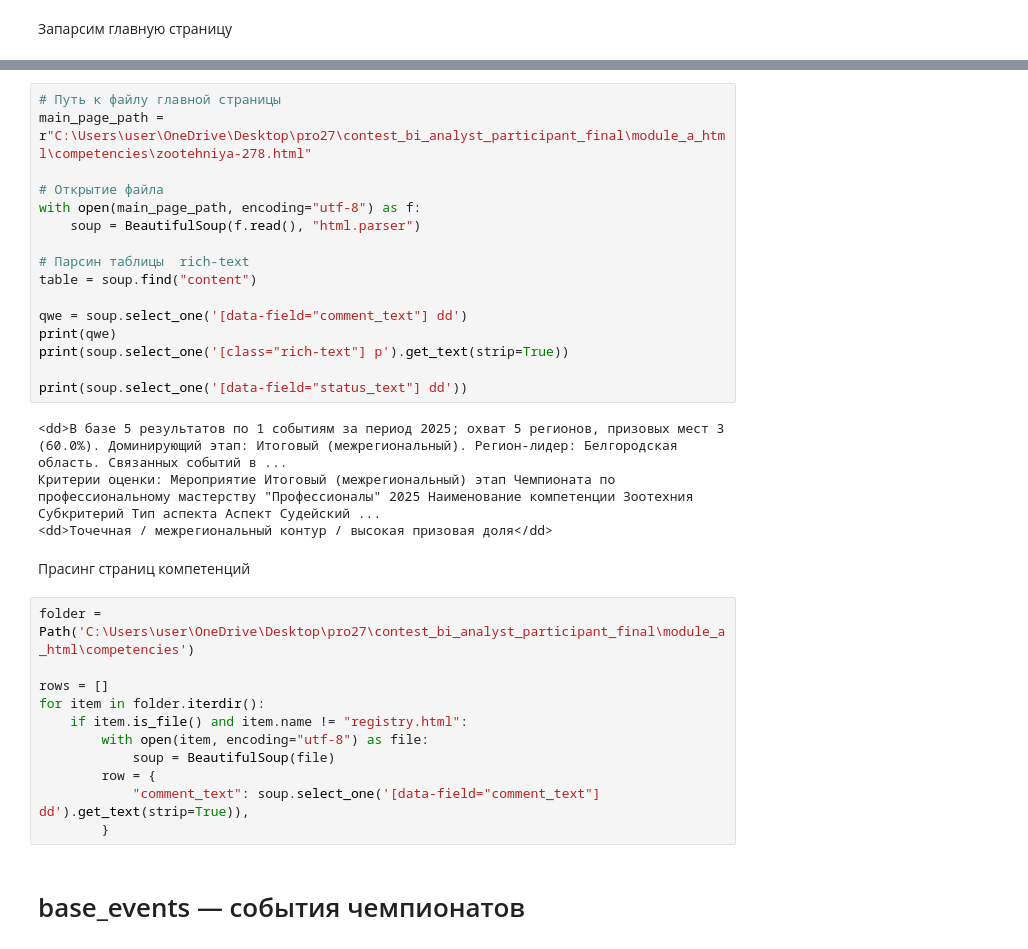
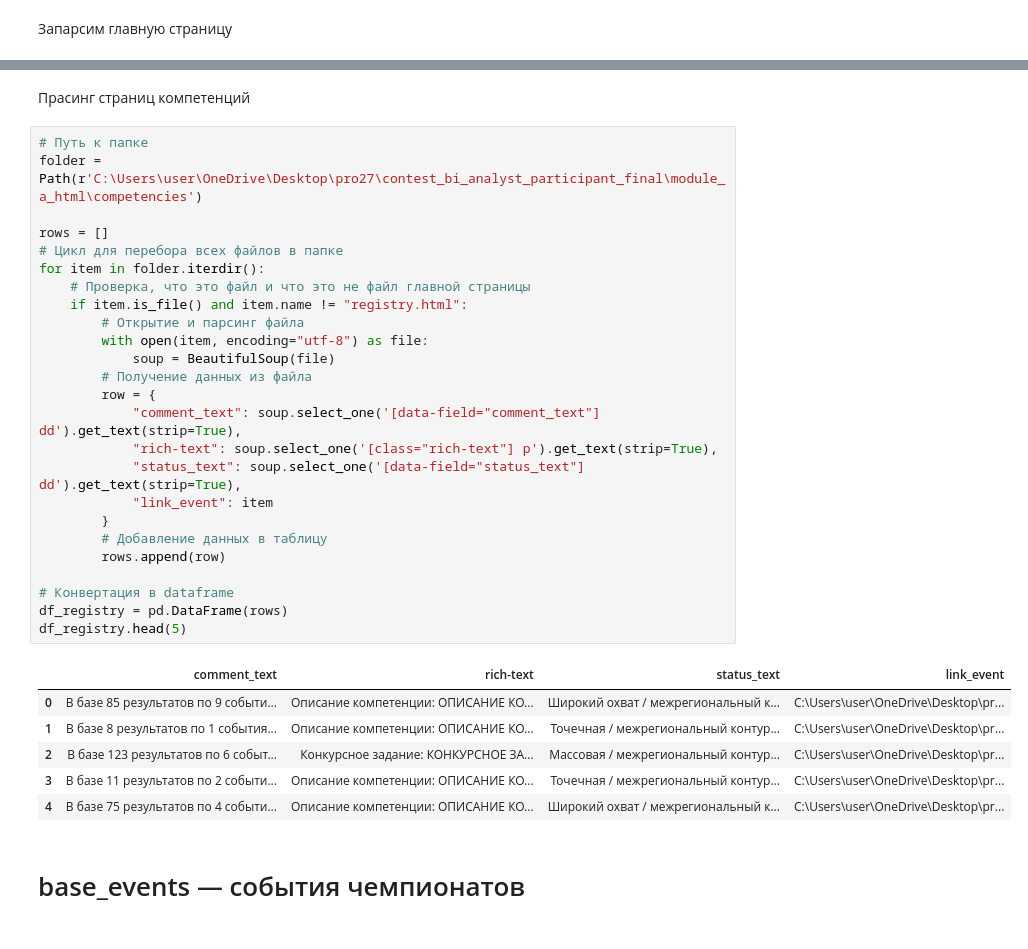
Before and after one commit to George-Mironenko/porfessional27, a Jupyter notebook: professional.ipynb, the cells around one changed output, grey strips where cells are left out. Cells and saved outputs as stored; diff of their text form.

```diff
--- a/professional.ipynb
+++ b/professional.ipynb
@@ -91,39 +114,40 @@ df_registry.head(5)
 | 2 | comp_dbcdc1629ba5 | Автоматизация бизнес-процессов ор... | IT и цифровые решения | Свердловская область |
 | 3 | comp_9e426824a0da | Агроботы (агророботы) | IT и цифровые решения | Республика Татарстан |
 | 4 | comp_0e2b5d63f379 | Агрономия | Промышленность и производство | Красноярский край |
-# %%
-# Путь к файлу главной страницы
-main_page_path = r"C:\Users\user\OneDrive\Desktop\pro27\contest_bi_analyst_participant_final\module_a_html\competencies\zootehniya-278.html"
-
-# Открытие файла
-with open(main_page_path, encoding="utf-8") as f:
-    soup = BeautifulSoup(f.read(), "html.parser")
-
-# Парсин таблицы  rich-text
-table = soup.find("content")
-
-qwe = soup.select_one('[data-field="comment_text"] dd')
-print(qwe)
-print(soup.select_one('[class="rich-text"] p').get_text(strip=True))
-
-print(soup.select_one('[data-field="status_text"] dd'))
-# %% [output]
-<dd>В базе 5 результатов по 1 событиям за период 2025; охват 5 регионов, призовых мест 3 (60.0%). Доминирующий этап: Итоговый (межрегиональный). Регион-лидер: Белгородская область. Связанных событий в ...
-Критерии оценки: Мероприятие Итоговый (межрегиональный) этап Чемпионата по профессиональному мастерству "Профессионалы" 2025 Наименование компетенции Зоотехния Субкритерий Тип аспекта Аспект Судейский ...
-<dd>Точечная / межрегиональный контур / высокая призовая доля</dd>
 # %% [markdown]
 Прасинг страниц компетенций
 # %%
-folder = Path('C:\Users\user\OneDrive\Desktop\pro27\contest_bi_analyst_participant_final\module_a_html\competencies')
+# Путь к папке
+folder = Path(r'C:\Users\user\OneDrive\Desktop\pro27\contest_bi_analyst_participant_final\module_a_html\competencies')
 
 rows = []
+# Цикл для перебора всех файлов в папке
 for item in folder.iterdir():
+    # Проверка, что это файл и что это не файл главной страницы
     if item.is_file() and item.name != "registry.html":
+        # Открытие и парсинг файла
         with open(item, encoding="utf-8") as file:
             soup = BeautifulSoup(file)
+        # Получение данных из файла
         row = {
-            "comment_text": soup.select_one('[data-field="comment_text"] dd').get_text(strip=True)),
+            "comment_text": soup.select_one('[data-field="comment_text"] dd').get_text(strip=True),
+            "rich-text": soup.select_one('[class="rich-text"] p').get_text(strip=True),
+            "status_text": soup.select_one('[data-field="status_text"] dd').get_text(strip=True),
+            "link_event": item
         }
+        # Добавление данных в таблицу
+        rows.append(row)
+
+# Конвертация в dataframe
+df_registry = pd.DataFrame(rows)
+df_registry.head(5)
+# %% [output]
+|  | comment_text | rich-text | status_text | link_event |
+| 0 | В базе 85 результатов по 9 событи... | Описание компетенции: ОПИСАНИЕ КО... | Широкий охват / межрегиональный к... | C:\Users\user\OneDrive\Desktop\pr... |
+| 1 | В базе 8 результатов по 1 события... | Описание компетенции: ОПИСАНИЕ КО... | Точечная / межрегиональный контур... | C:\Users\user\OneDrive\Desktop\pr... |
+| 2 | В базе 123 результатов по 6 событ... | Конкурсное задание: КОНКУРСНОЕ ЗА... | Массовая / межрегиональный контур... | C:\Users\user\OneDrive\Desktop\pr... |
+| 3 | В базе 11 результатов по 2 событи... | Описание компетенции: ОПИСАНИЕ КО... | Точечная / межрегиональный контур... | C:\Users\user\OneDrive\Desktop\pr... |
+| 4 | В базе 75 результатов по 4 событи... | Описание компетенции: ОПИСАНИЕ КО... | Широкий охват / межрегиональный к... | C:\Users\user\OneDrive\Desktop\pr... |
 # %% [markdown]
 # base_events — события чемпионатов
 # %%
```
Also changed, not shown: parts of 5 cells of this notebook.
